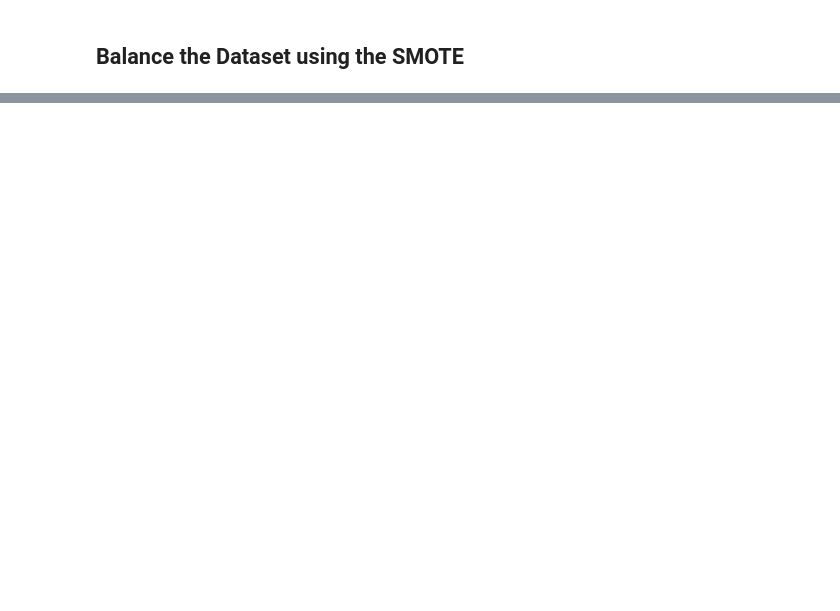
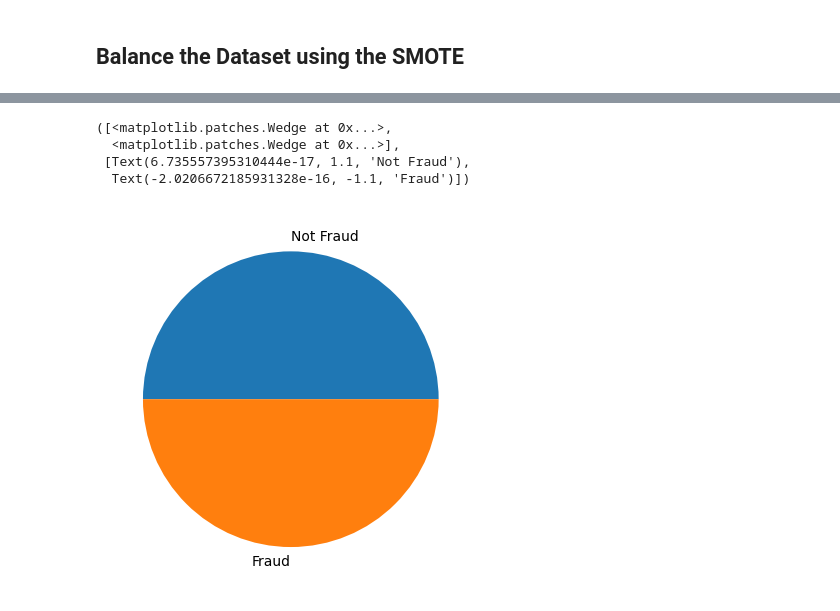
Before and after one commit to AlcaRmsp/the_laundromat, a Jupyter notebook: Data-Exploration_TK_02032023.ipynb, the cells around one changed output, grey strips where cells are left out. Saved outputs shown, nothing was run; the diff lists cells and outputs as text; code cells hidden in the pictures; blank space fills up the shorter version.

```diff
--- a/Data-Exploration_TK_02032023.ipynb
+++ b/Data-Exploration_TK_02032023.ipynb
@@ -546,8 +507,0 @@ pyplot.show()
-# %%
-# summarize all features
-# define RFE
-rfe = RFE(estimator=DecisionTreeClassifier(), n_features_to_select=3)
-# fit RFE
-rfe.fit(X, y)
-for i in range(X.shape[1]):
-    print('Column: %d, Selected %s, Rank: %.3f' % (i, rfe.support_[i], rfe.ranking_[i]))
@@ -576,0 +605,5 @@ TypeError: 'method' object is not subscriptable
+# %%
+from imblearn.over_sampling import SMOTE
+from sklearn.svm import LinearSVC
+
+X_resampled, y_resampled = SMOTE().fit_resample(X_train, y_train)
@@ -576,0 +643,2 @@ TypeError: 'method' object is not subscriptable
+# %%
+X_resampled['isFraud'] = y_resampled
@@ -576,0 +661,13 @@ TypeError: 'method' object is not subscriptable
+# %%
+#Check if data is balanced after SMOTE balancing
+import matplotlib.pyplot as plt
+labels = 'Not Fraud','Fraud'
+values=X_resampled['isFraud'].value_counts()
+fig, ax = plt.subplots()
+ax.pie(values, labels=labels)
+# %% [output]
+([<matplotlib.patches.Wedge at 0x...>,
+  <matplotlib.patches.Wedge at 0x...>],
+ [Text(6.735557395310444e-17, 1.1, 'Not Fraud'),
+  Text(-2.0206672185931328e-16, -1.1, 'Fraud')])
+[figure, added]
```
Also changed, not shown: parts of 41 cells of this notebook, 2 other files.
